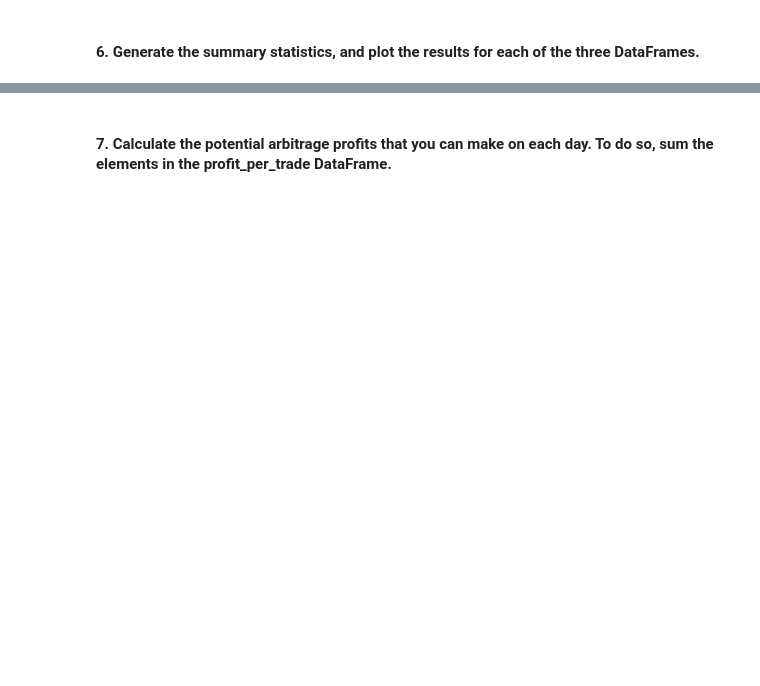
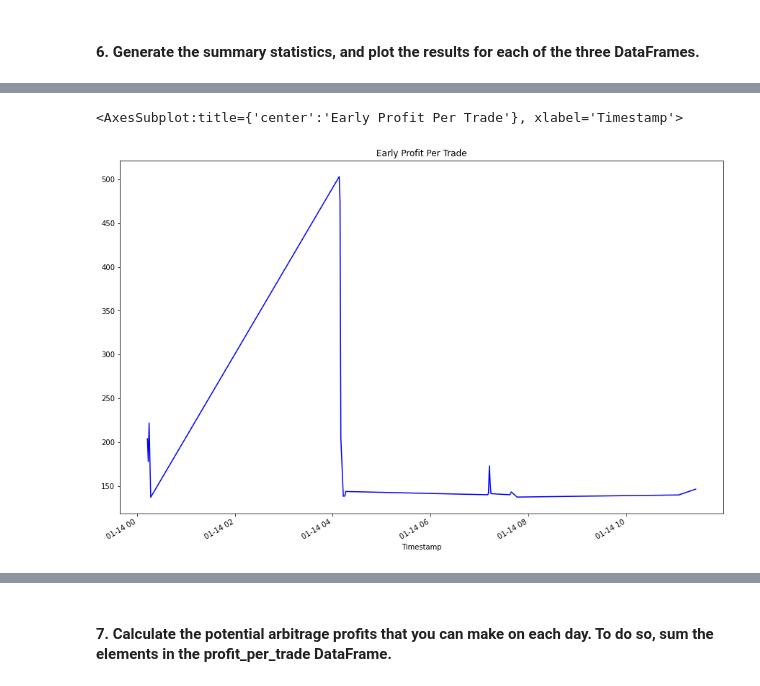
Before and after one commit to ccroft6/Crypto_Arbitrage, a Jupyter notebook: crypto_arbitrage.ipynb, the cells around one changed output, grey strips where cells are left out. Saved outputs shown, nothing was run; the diff lists cells and outputs as text; code cells hidden in the pictures; blank space fills up the shorter version.

```diff
--- a/crypto_arbitrage.ipynb
+++ b/crypto_arbitrage.ipynb
@@ -595,7 +595,15 @@ Calculate the potential profits for each date that you selected in the previous
 # %%
 # For the date early in the dataset, measure the arbitrage spread between the two exchanges
 # by subtracting the lower-priced exchange from the higher-priced one
-arbitrage_spread_early = # YOUR CODE HERE
+arbitrage_spread_early = coinbase_df["2018-01-14"]["High"] - bitstamp_df["2018-01-14"]["Low"]
+arbitrage_spread_middle = bitstamp_df["2018-01-28"]["High"] - coinbase_df["2018-01-28"]["Low"]
+arbitrage_spread_late = coinbase_df["2018-03-30"]["High"] - bitstamp_df["2018-03-30"]["Low"]
 
 # Use a conditional statement to generate the summary statistics for each arbitrage_spread DataFrame
-# YOUR CODE HERE
+arbitrage_early = arbitrage_spread_early[arbitrage_spread_early > 0.0]
+arbitrage_middle = arbitrage_spread_middle[arbitrage_spread_middle > 0.0]
+arbitrage_late = arbitrage_spread_late[arbitrage_spread_late > 0.0]
+
+display(arbitrage_early.describe())
+display(arbitrage_middle.describe())
+display(arbitrage_late.describe())
@@ -604,7 +640,11 @@ arbitrage_spread_early = # YOUR CODE HERE
 # %%
 # For the date early in the dataset, calculate the spread returns by dividing the instances when the arbitrage spread is positive (> 0)
 # by the price of Bitcoin from the exchange you are buying on (the lower-priced exchange).
-spread_return_early= # YOUR CODE HERE
+spread_return_early = arbitrage_spread_early[arbitrage_spread_early>0.0] / bitstamp_df['Low'].loc['2018-1-14']
+spread_return_middle = arbitrage_spread_middle[arbitrage_spread_middle>0.0] / coinbase_df['Low'].loc['2018-1-28']
+spread_return_late = arbitrage_spread_late[arbitrage_spread_late>0.0] / bitstamp_df['Low'].loc['2018-3-30']
 
 # Review the spread return DataFrame
-# YOUR CODE HERE
+display(spread_return_early.describe())
+display(spread_return_middle.describe())
+display(spread_return_late.describe())
@@ -613,7 +681,11 @@ spread_return_early= # YOUR CODE HERE
 # %%
 # For the date early in the dataset, determine the number of times your trades with positive returns
 # exceed the 1% minimum threshold (.01) that you need to cover your costs
-profitable_trades_early = # YOUR CODE HERE
+profitable_trades_early = spread_return_early[spread_return_early > .01]
+profitable_trades_middle = spread_return_middle[spread_return_middle > .01]
+profitable_trades_late = spread_return_late[spread_return_late > .01]
 
 # Review the first five profitable trades
-# YOUR CODE HERE
+display(profitable_trades_early.head())
+display(profitable_trades_middle.head())
+display(profitable_trades_late.head())
@@ -628,10 +752,16 @@ profitable_trades_early = # YOUR CODE HERE
 # %%
 # For the date early in the dataset, calculate the potential profit per trade in dollars
 # Multiply the profitable trades by the cost of the Bitcoin that was purchased
-profit_early = # YOUR CODE HERE
+profit_early = profitable_trades_early * bitstamp_df['Low'].loc['2018-1-14']
+profit_middle = profitable_trades_middle * coinbase_df['Low'].loc['2018-1-28']
+profit_late = profitable_trades_late * bitstamp_df['Low'].loc['2018-3-30']
 
 # Drop any missing values from the profit DataFrame
-profit_per_trade_early = # YOUR CODE HERE
+profit_per_trade_early = profit_early.dropna()
+profit_per_trade_middle = profit_middle.dropna()
+profit_per_trade_late = profit_late.dropna()
 
 # View the early profit DataFrame
-# YOUR CODE HERE
+display(profit_per_trade_early.head())
+display(profit_per_trade_middle.head())
+display(profit_per_trade_late.head())
@@ -643,3 +825,7 @@ profit_per_trade_early = # YOUR CODE HERE
 # %%
 # Plot the results for the early profit per trade DataFrame
-# YOUR CODE HERE
+profit_per_trade_early.plot(
+    figsize=(15, 10), title="Early Profit Per Trade", color="blue")
+# %% [output]
+<AxesSubplot:title={'center':'Early Profit Per Trade'}, xlabel='Timestamp'>
+[figure, added]
```
Also changed, not shown: parts of 23 cells of this notebook.
